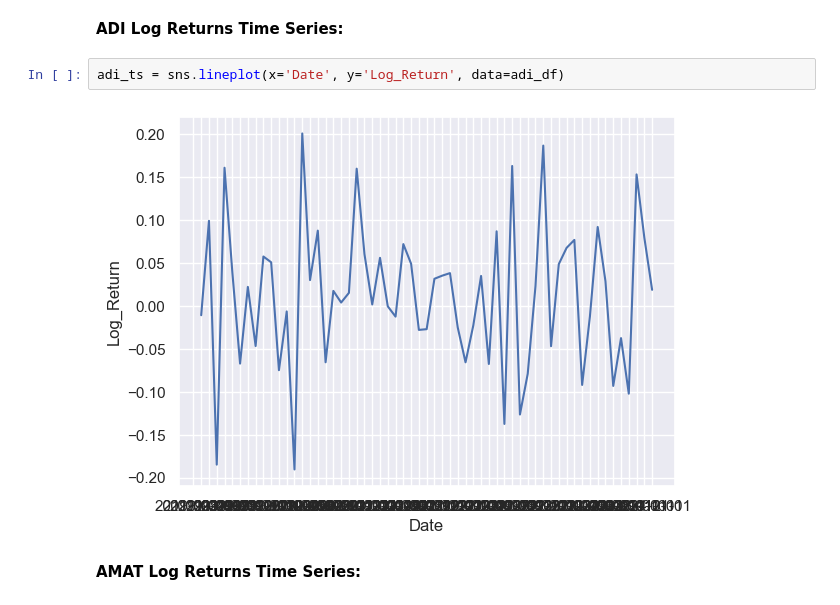
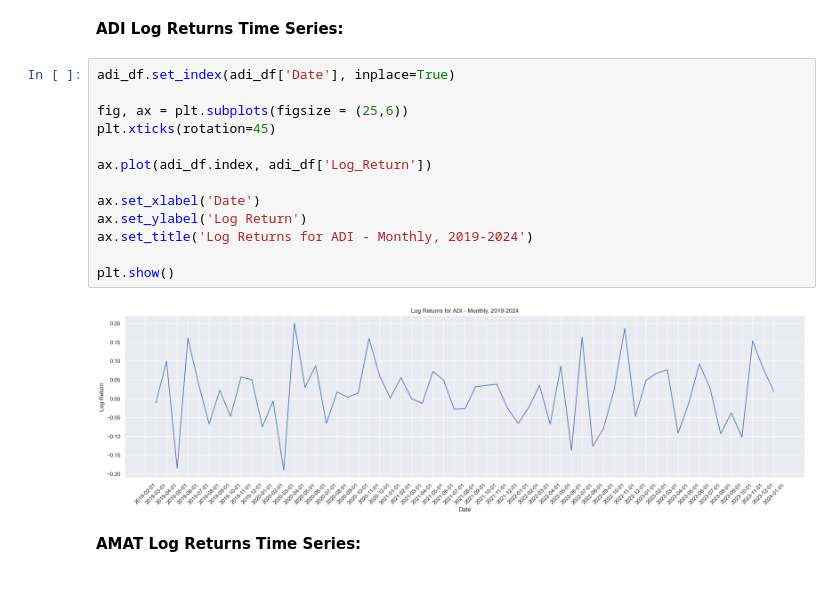
Before and after one commit to dBCooper2/pythonic-finance, a Jupyter notebook: notebooks/financial_data/returns_textbook_notes.ipynb, the cells around one changed output. Saved outputs shown, nothing was run; the diff lists cells and outputs as text.

```diff
--- a/notebooks/financial_data/returns_textbook_notes.ipynb
+++ b/notebooks/financial_data/returns_textbook_notes.ipynb
@@ -337,9 +341,20 @@ To analyse the log returns, it is best practice to view the log returns over tim
 #### _Creating the Time series:_
 # %% [markdown]
 __ADI Log Returns Time Series:__
-# %%
-adi_ts = sns.lineplot(x='Date', y='Log_Return', data=adi_df)
-# %% [output]
-[figure, removed]
+# %%
+adi_df.set_index(adi_df['Date'], inplace=True)
+
+fig, ax = plt.subplots(figsize = (25,6))
+plt.xticks(rotation=45)
+
+ax.plot(adi_df.index, adi_df['Log_Return'])
+
+ax.set_xlabel('Date')
+ax.set_ylabel('Log Return')
+ax.set_title('Log Returns for ADI - Monthly, 2019-2024')
+
+plt.show()
+# %% [output]
+[figure, added]
 # %% [markdown]
 __AMAT Log Returns Time Series:__
```
Also changed, not shown: parts of 6 cells of this notebook, 13 other files.
